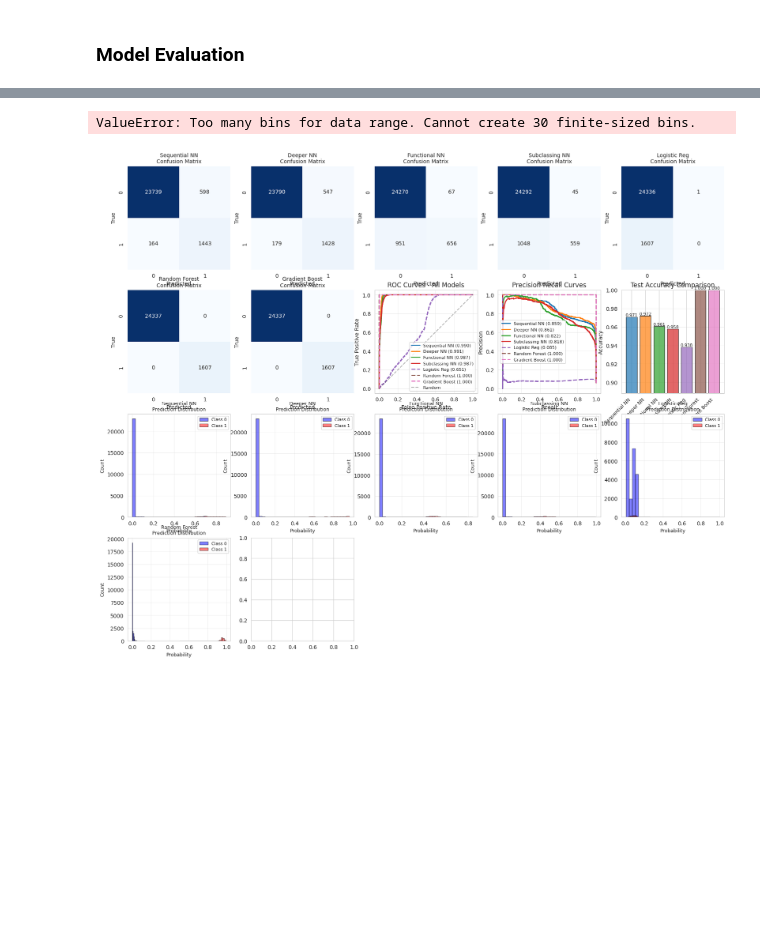
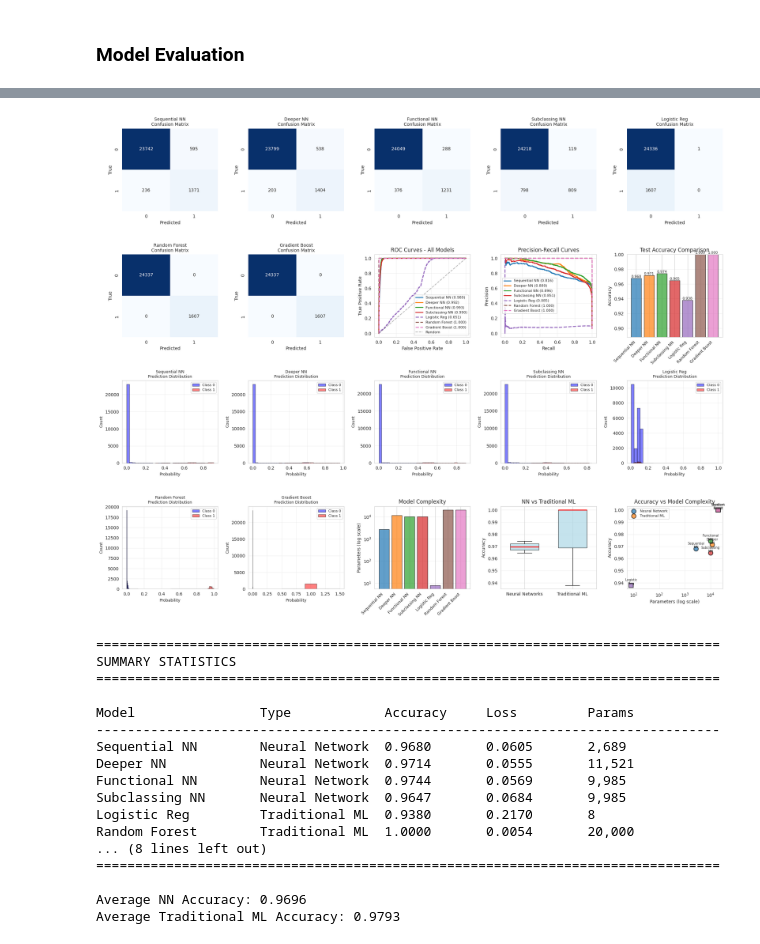
Before and after one commit to Irakoze-Hortance/Machine_learning_summative, a Jupyter notebook: mainFile.ipynb, the cells around one changed output, grey strips where cells are left out. Saved outputs shown, nothing was run; the diff lists cells and outputs as text; code cells hidden in the pictures; blank space fills up the shorter version.

Commit message:
removed bins error

```diff
--- a/mainFile.ipynb
+++ b/mainFile.ipynb
@@ -453,15 +461,24 @@ for i, bar in enumerate(bars):
 plt.grid(True, alpha=0.3, axis='y')
 
 # 5. Prediction Distribution for each model
+
 for idx, (name, preds) in enumerate(predictions.items(), 11):
     plt.subplot(4, 5, idx)
-    plt.hist(preds['proba'][y_test == 0], bins=30, alpha=0.5, label='Class 0', color='blue', edgecolor='black')
-    plt.hist(preds['proba'][y_test == 1], bins=30, alpha=0.5, label='Class 1', color='red', edgecolor='black')
+
+    # Safely determine number of bins based on unique values
+    unique_vals = np.unique(preds['proba'])
+    n_bins = min(30, max(5, len(unique_vals)))  # between 5 and 30
+
+    plt.hist(preds['proba'][y_test == 0], bins=n_bins, alpha=0.5,
+             label='Class 0', color='blue', edgecolor='black')
+    plt.hist(preds['proba'][y_test == 1], bins=n_bins, alpha=0.5,
+             label='Class 1', color='red', edgecolor='black')
     plt.xlabel('Probability', fontsize=9)
     plt.ylabel('Count', fontsize=9)
     plt.title(f'{name}\nPrediction Distribution', fontsize=9)
     plt.legend(fontsize=8)
     plt.grid(True, alpha=0.3)
+
 
 # 6. Model Complexity Comparison
 plt.subplot(4, 5, 18)
@@ -589,11 +606,27 @@ Test Loss: 0.0597
 
 Classification Report:
               precision    recall  f1-score   support
 
 ... (98 lines left out)
 
     accuracy                           1.00     25944
    macro avg       1.00      1.00      1.00     25944
 weighted avg       1.00      1.00      1.00     25944
+[figure, new version]
-ValueError: Too many bins for data range. Cannot create 30 finite-sized bins.
+================================================================================
+SUMMARY STATISTICS
+================================================================================
+
+Model                Type            Accuracy     Loss         Params
+--------------------------------------------------------------------------------
+Sequential NN        Neural Network  0.9680       0.0605       2,689
+Deeper NN            Neural Network  0.9714       0.0555       11,521
+Functional NN        Neural Network  0.9744       0.0569       9,985
+Subclassing NN       Neural Network  0.9647       0.0684       9,985
+Logistic Reg         Traditional ML  0.9380       0.2170       8
+Random Forest        Traditional ML  1.0000       0.0054       20,000
+... (8 lines left out)
+================================================================================
+
+Average NN Accuracy: 0.9696
+Average Traditional ML Accuracy: 0.9793
-[figure, old version]
```
Also changed, not shown: parts of 5 cells of this notebook.
